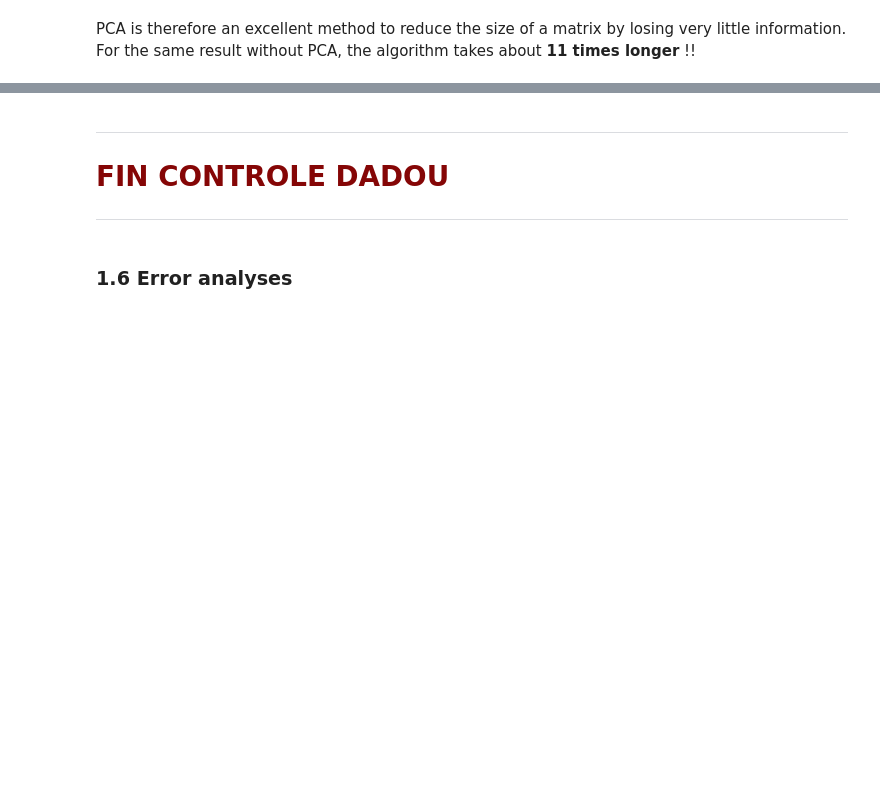
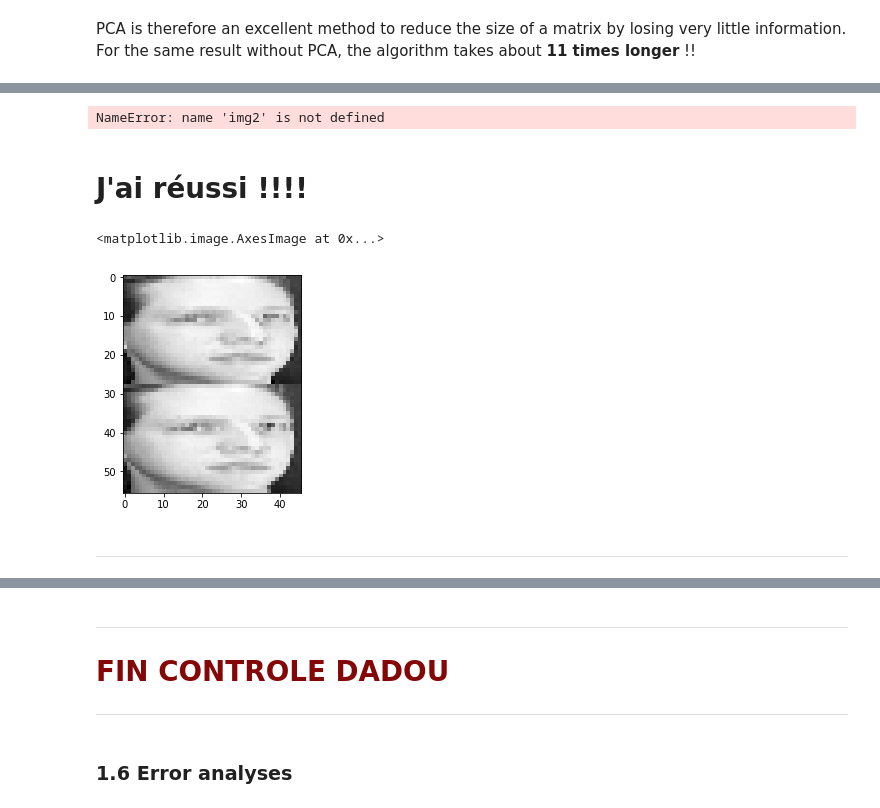
Before and after one commit to Maxabi/Faces-Classificator, a Jupyter notebook: src/exam.ipynb, the cells around one changed output, grey strips where cells are left out. Saved outputs shown, nothing was run; the diff lists cells and outputs as text; code cells hidden in the pictures; blank space fills up the shorter version.

```diff
--- a/src/exam.ipynb
+++ b/src/exam.ipynb
@@ -331,0 +357,17 @@ For the same result without PCA, the algorithm takes about **11 times longer** !
+# %%
+from PIL import Image
+from resizeimage import resizeimage
+
+def reduit(m,y):
+    r=len(m)-1
+    c=len(m[0])-1
+    return(array([[m[y*i,y*j] for j in range(c/y)] for i in range(r/y)]))
+
+#imshow(reduit(l,5),cmap=cm.gray)
+
+#img2.resize(92,110)
+
+img_2 = np.resize(img2, (60,70))
+plt.imshow(img_2)
+# %% [output]
+NameError: name 'img2' is not defined
@@ -331,0 +416,40 @@ For the same result without PCA, the algorithm takes about **11 times longer** !
+# %%
+ligne = range(0,320)
+a = range(0,100,2)
+b = range(1,100,2)
+
+liste = pd.DataFrame(zeros(100,100))
+#for a in range(1,10):
+#    df_coucou = list.add(df_train_x.loc[ligne,[a]])
+#df_coucou
+liste
+# %%
+liste = []
+ligne = range(320)
+coucouhello = df_train_x.values
+
+for a in range(0,100,2):
+    liste.append(coucouhello[1, [a,a+1]])
+# %% [markdown]
+# J'ai réussi !!!!
+# %%
+liste = []
+ligne = range(320)
+coucouhello = df_train_x.values
+
+
+for a in range(0,len(df_train_x.columns),4):
+    liste.append(df_train_x.loc[ligne, [a,a+1,a+2,a+3]].mean(1))
+
+df_train_x_reduce = pd.DataFrame(liste).T
+
+# Plot face 1,
+
+img1 = np.reshape(df_train_x_reduce.loc[4].values, (46,56))
+
+plt.imshow(img1.transpose(), cmap=plt.cm.Greys_r)
+# %% [output]
+<matplotlib.image.AxesImage at 0x...>
+[figure, added]
+# %% [markdown]
+---
```
Also changed, not shown: parts of 20 cells of this notebook.
